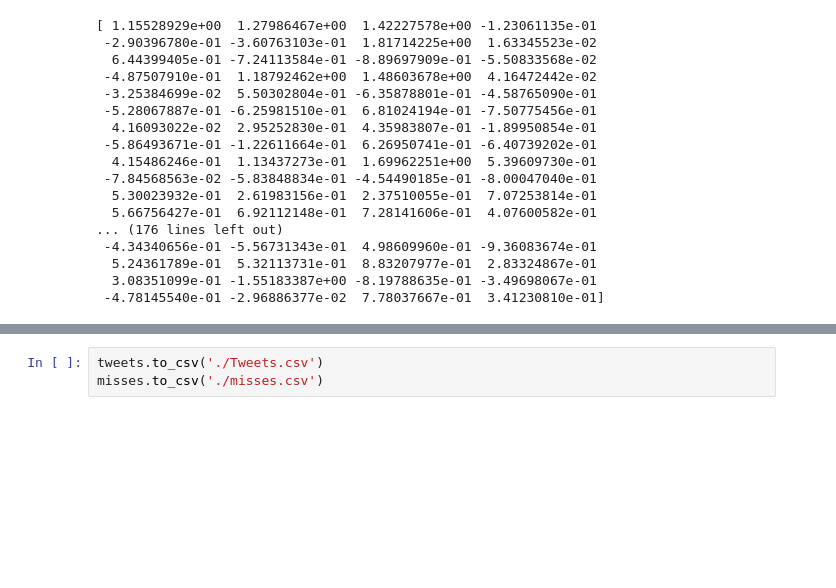
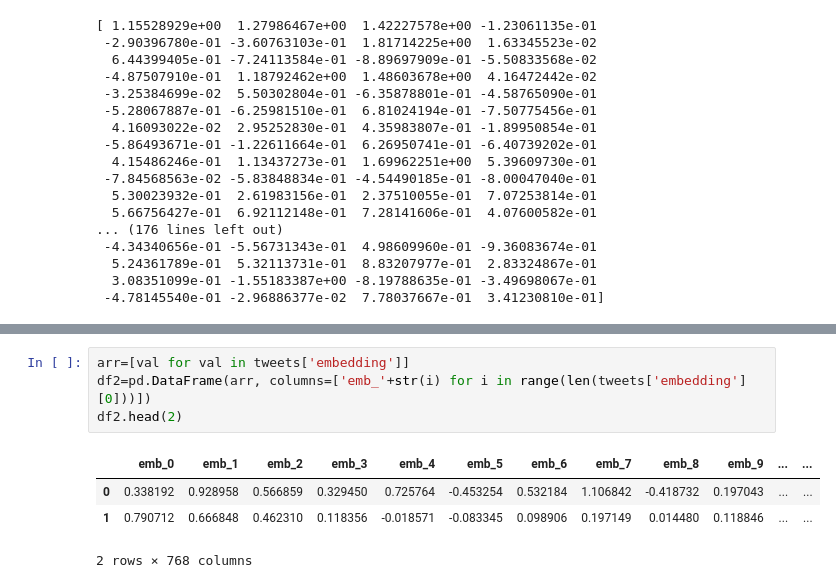
Before and after one commit to jordanhanson1/Linguistic-Linguini, a Jupyter notebook: Enconder.ipynb, the cells around one changed output, grey strips where cells are left out. Saved outputs shown, nothing was run; the diff lists cells and outputs as text; blank space fills up the shorter version.

```diff
--- a/Enconder.ipynb
+++ b/Enconder.ipynb
@@ -66,3 +66,9 @@ tweets.head(2)
 # %%
-tweets.to_csv('./Tweets.csv')
-misses.to_csv('./misses.csv')
+arr=[val for val in tweets['embedding']]
+df2=pd.DataFrame(arr, columns=['emb_'+str(i) for i in range(len(tweets['embedding'][0]))])
+df2.head(2)
+# %% [output]
+|  | emb_0 | emb_1 | emb_2 | emb_3 | emb_4 | emb_5 | emb_6 | emb_7 | emb_8 | emb_9 | ... | ... |
+| 0 | 0.338192 | 0.928958 | 0.566859 | 0.329450 | 0.725764 | -0.453254 | 0.532184 | 1.106842 | -0.418732 | 0.197043 | ... | ... |
+| 1 | 0.790712 | 0.666848 | 0.462310 | 0.118356 | -0.018571 | -0.083345 | 0.098906 | 0.197149 | 0.014480 | 0.118846 | ... | ... |
+2 rows × 768 columns
```
Also changed, not shown: parts of 9 cells of this notebook, 2 other files.
